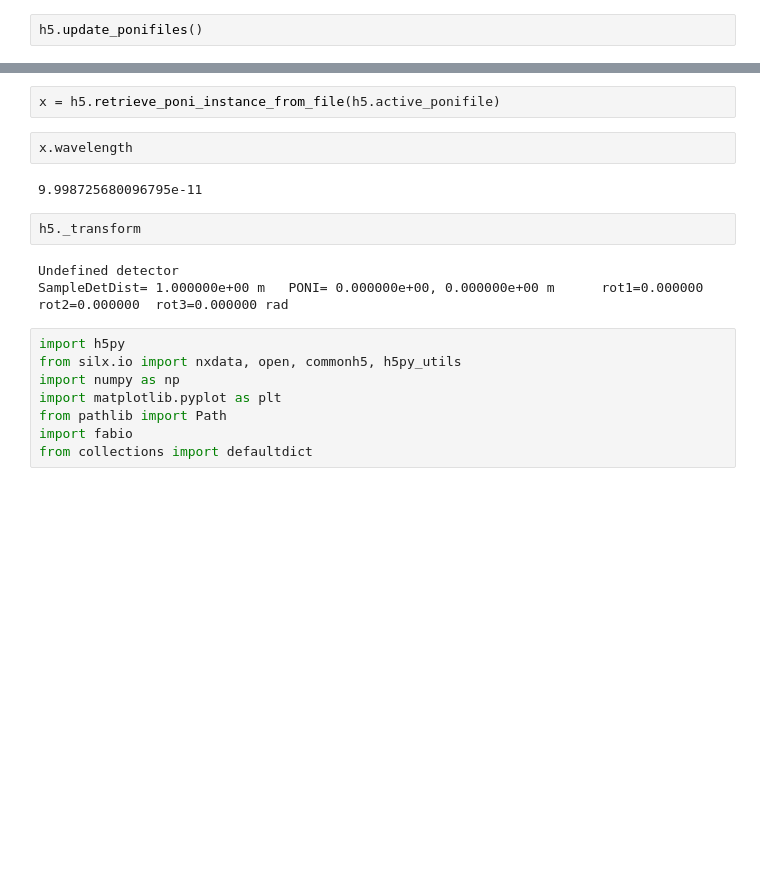
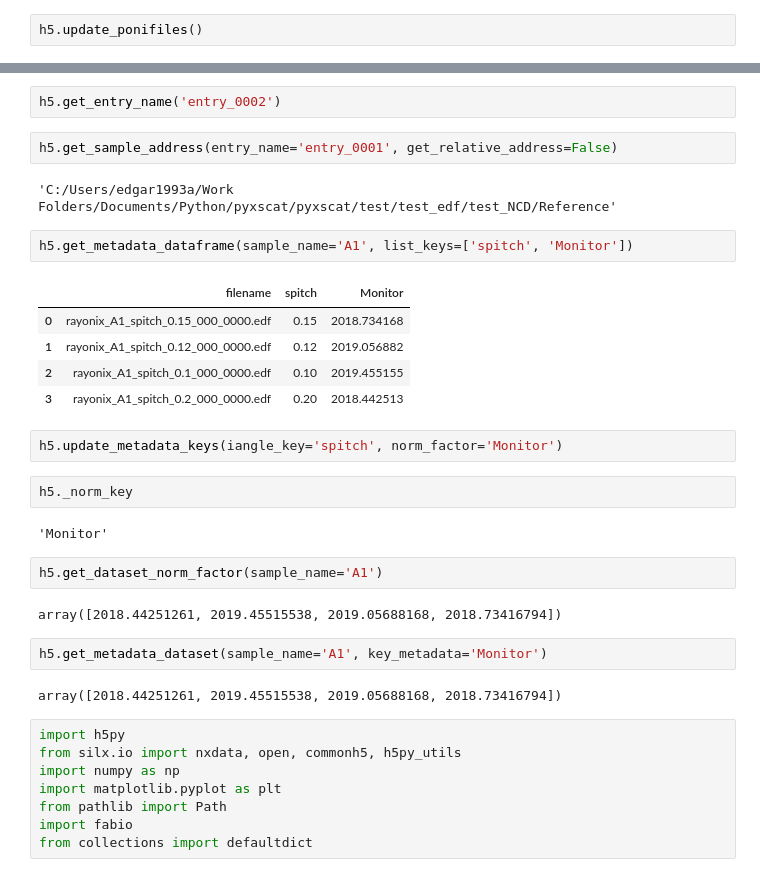
Before and after one commit to EdgarGF93/pyxscat, a Jupyter notebook: pyxscat/jupyter_notebooks/nexus.ipynb, the cells around one changed output, grey strips where cells are left out. Drawn from its saved outputs; the diff is of its cells as text; blank space fills up the shorter version.

Commit message:
metadata

```diff
--- a/pyxscat/jupyter_notebooks/nexus.ipynb
+++ b/pyxscat/jupyter_notebooks/nexus.ipynb
@@ -75,14 +17,31 @@ with open('aaa.poni', 'w') as fd:
-# %%
-x = h5.retrieve_poni_instance_from_file(h5.active_ponifile)
-# %%
-x.wavelength
-# %% [output]
-9.998725680096795e-11
-# %%
-h5._transform
-# %% [output]
-Undefined detector
-SampleDetDist= 1.000000e+00 m   PONI= 0.000000e+00, 0.000000e+00 m      rot1=0.000000  rot2=0.000000  rot3=0.000000 rad
+# %%
+h5.get_entry_name('entry_0002')
+# %%
+h5.get_sample_address(entry_name='entry_0001', get_relative_address=False)
+# %% [output]
+'C:/Users/edgar1993a/Work Folders/Documents/Python/pyxscat/pyxscat/test/test_edf/test_NCD/Reference'
+# %%
+h5.get_metadata_dataframe(sample_name='A1', list_keys=['spitch', 'Monitor'])
+# %% [output]
+|  | filename | spitch | Monitor |
+| 0 | rayonix_A1_spitch_0.15_000_0000.edf | 0.15 | 2018.734168 |
+| 1 | rayonix_A1_spitch_0.12_000_0000.edf | 0.12 | 2019.056882 |
+| 2 | rayonix_A1_spitch_0.1_000_0000.edf | 0.10 | 2019.455155 |
+| 3 | rayonix_A1_spitch_0.2_000_0000.edf | 0.20 | 2018.442513 |
+# %%
+h5.update_metadata_keys(iangle_key='spitch', norm_factor='Monitor')
+# %%
+h5._norm_key
+# %% [output]
+'Monitor'
+# %%
+h5.get_dataset_norm_factor(sample_name='A1')
+# %% [output]
+array([2018.44251261, 2019.45515538, 2019.05688168, 2018.73416794])
+# %%
+h5.get_metadata_dataset(sample_name='A1', key_metadata='Monitor')
+# %% [output]
+array([2018.44251261, 2019.45515538, 2019.05688168, 2018.73416794])
 # %%
 import h5py
 from silx.io import nxdata, open, commonh5, h5py_utils
```
Also changed, not shown: parts of 10 cells of this notebook, 5 other files.
